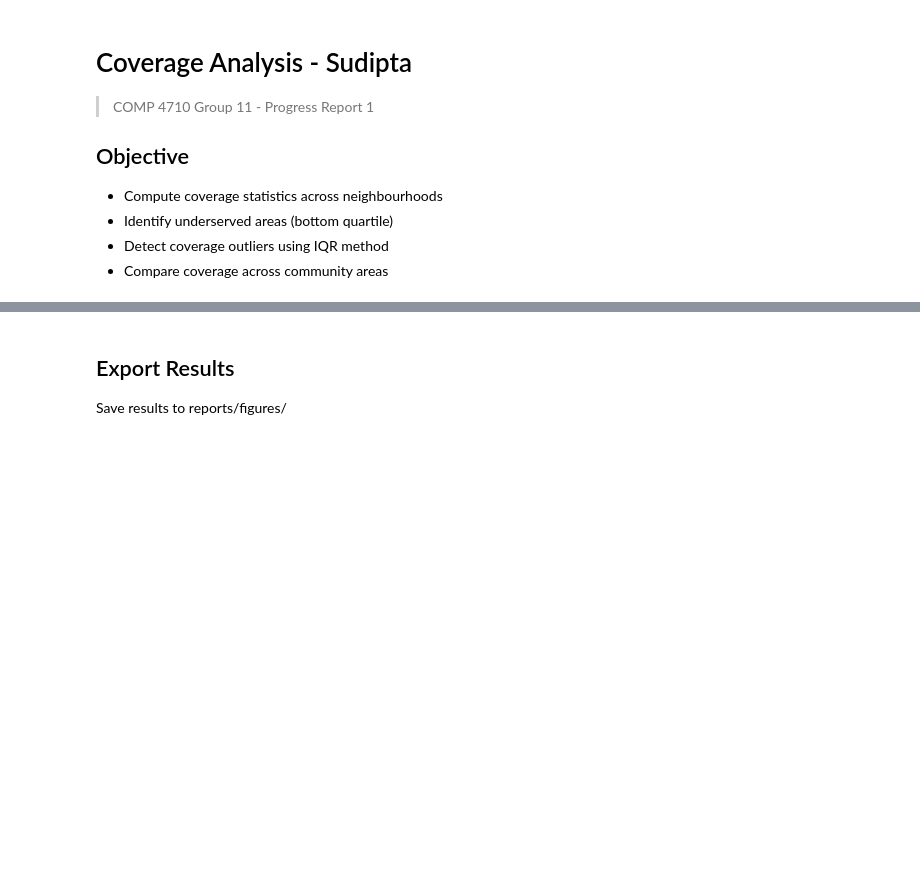
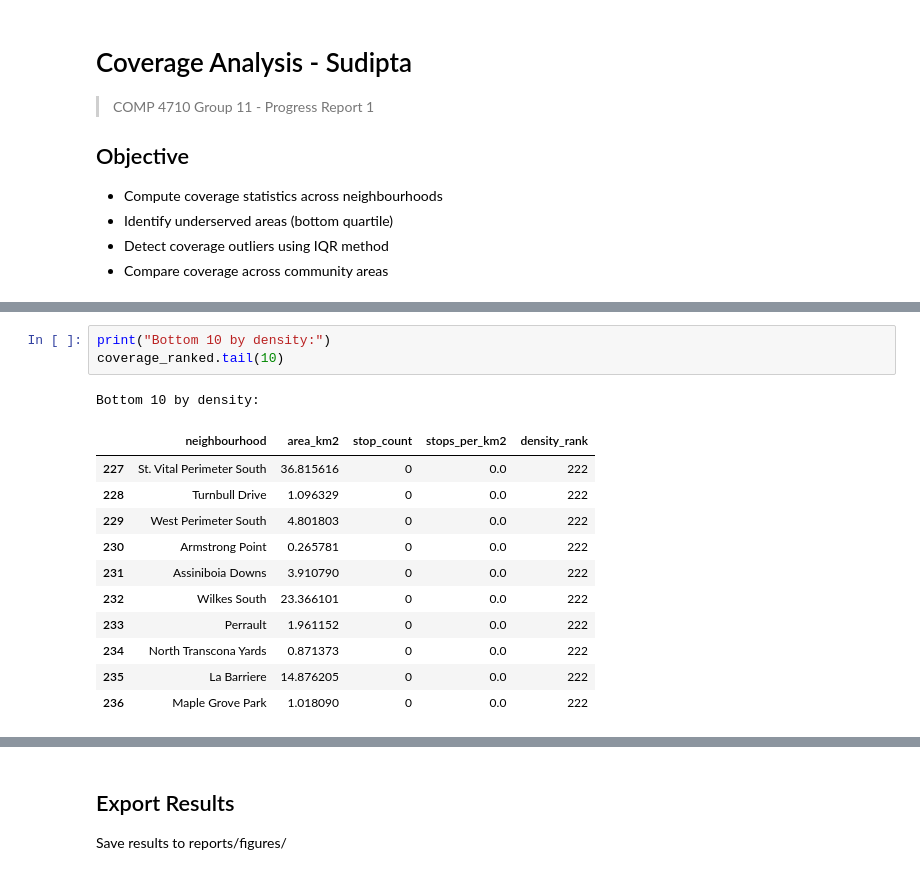
Before and after one commit to ahmedas22/ywg-ptn-analysis-4710-g11, a Jupyter notebook: notebooks/1.1-sudipta-coverage.ipynb, the cells around one changed output, grey strips where cells are left out. Drawn from its saved outputs; the diff is of its cells as text; blank space fills up the shorter version.

```diff
--- a/notebooks/1.1-sudipta-coverage.ipynb
+++ b/notebooks/1.1-sudipta-coverage.ipynb
@@ -75,2 +147,18 @@ YOUR CODE HERE - Implement compute_coverage_by_area()
+# %%
+print("Bottom 10 by density:")
+coverage_ranked.tail(10)
+# %% [output]
+Bottom 10 by density:
+|  | neighbourhood | area_km2 | stop_count | stops_per_km2 | density_rank |
+| 227 | St. Vital Perimeter South | 36.815616 | 0 | 0.0 | 222 |
+| 228 | Turnbull Drive | 1.096329 | 0 | 0.0 | 222 |
+| 229 | West Perimeter South | 4.801803 | 0 | 0.0 | 222 |
+| 230 | Armstrong Point | 0.265781 | 0 | 0.0 | 222 |
+| 231 | Assiniboia Downs | 3.910790 | 0 | 0.0 | 222 |
+| 232 | Wilkes South | 23.366101 | 0 | 0.0 | 222 |
+| 233 | Perrault | 1.961152 | 0 | 0.0 | 222 |
+| 234 | North Transcona Yards | 0.871373 | 0 | 0.0 | 222 |
+| 235 | La Barriere | 14.876205 | 0 | 0.0 | 222 |
+| 236 | Maple Grove Park | 1.018090 | 0 | 0.0 | 222 |
 # %% [markdown]
 ## Community Comparison
```
Also changed, not shown: parts of 26 cells of this notebook, 7 other files.
